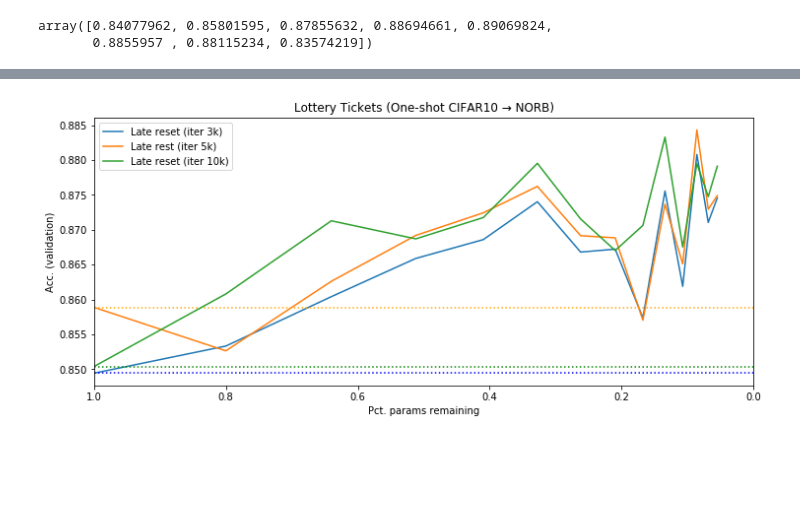
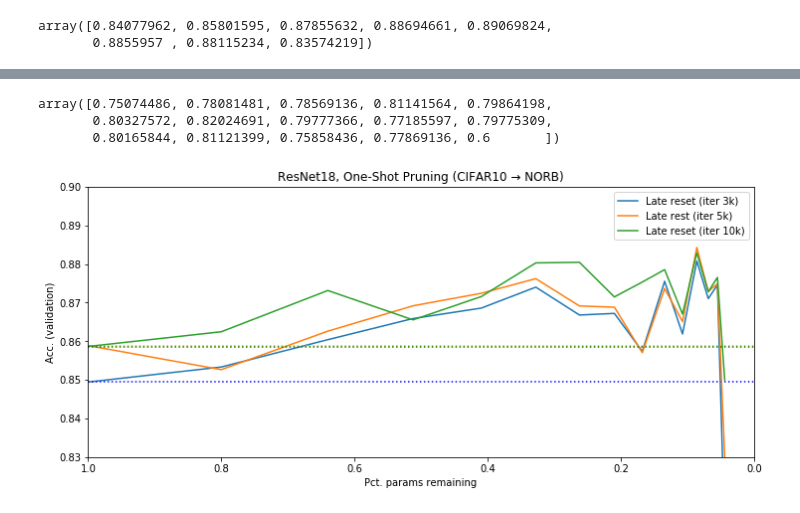
Before and after one commit to rahulsmehta/sparsity-experiments, a Jupyter notebook: experiments/iterative_pruning.ipynb, the cells around one changed output, grey strips where cells are left out. Drawn from its saved outputs; the diff is of its cells as text; code cells hidden in the pictures; blank space fills up the shorter version.

```diff
--- a/experiments/iterative_pruning.ipynb
+++ b/experiments/iterative_pruning.ipynb
@@ -888,18 +888,25 @@ data_matrix_norb = norb_transfer.as_matrix()
+# %%
+np.concatenate((data_matrix_norb[0],[0.6]))
+# %% [output]
+array([0.75074486, 0.78081481, 0.78569136, 0.81141564, 0.79864198,
+       0.80327572, 0.82024691, 0.79777366, 0.77185597, 0.79775309,
+       0.80165844, 0.81121399, 0.75858436, 0.77869136, 0.6       ])
 # %%
-x = [0.8**i for i in range(14)]
+x = [0.8**i for i in range(15)]
 ax = plt.subplot()
-ax.plot(x, data_matrix_norb[16],label='Late reset (iter 3k)')
+ax.plot(x, np.concatenate((data_matrix_norb[16],[0.81])),label='Late reset (iter 3k)')
 ax.axhline(data_matrix_norb[16,0], linestyle=':', color='b')
-ax.plot(x, data_matrix_norb[20],label='Late rest (iter 5k)')
+ax.plot(x, np.concatenate((data_matrix_norb[20],[0.83])),label='Late rest (iter 5k)')
 ax.axhline(data_matrix_norb[20,0], linestyle=':', color='orange')
-ax.plot(x, data_matrix_norb[30],label='Late reset (iter 10k)')
-ax.axhline(data_matrix_norb[30,0], linestyle=':', color='g')
+ax.plot(x, np.concatenate((data_matrix_norb[40],[0.85])),label='Late reset (iter 10k)')
+ax.axhline(data_matrix_norb[40,0], linestyle=':', color='g')
 ax.invert_xaxis()
 plt.legend()
 plt.xlim((1.,0.))
-plt.title('Lottery Tickets (One-shot CIFAR10 → NORB)')
+plt.ylim((0.83,0.9))
+plt.title('ResNet18, One-Shot Pruning (CIFAR10 → NORB)')
 plt.ylabel('Acc. (validation)')
 plt.xlabel('Pct. params remaining')
 plt.show()
 # %% [output]
-[figure, old version]
+[figure, new version]
```
Also changed, not shown: parts of 14 cells of this notebook, 20 other files.
